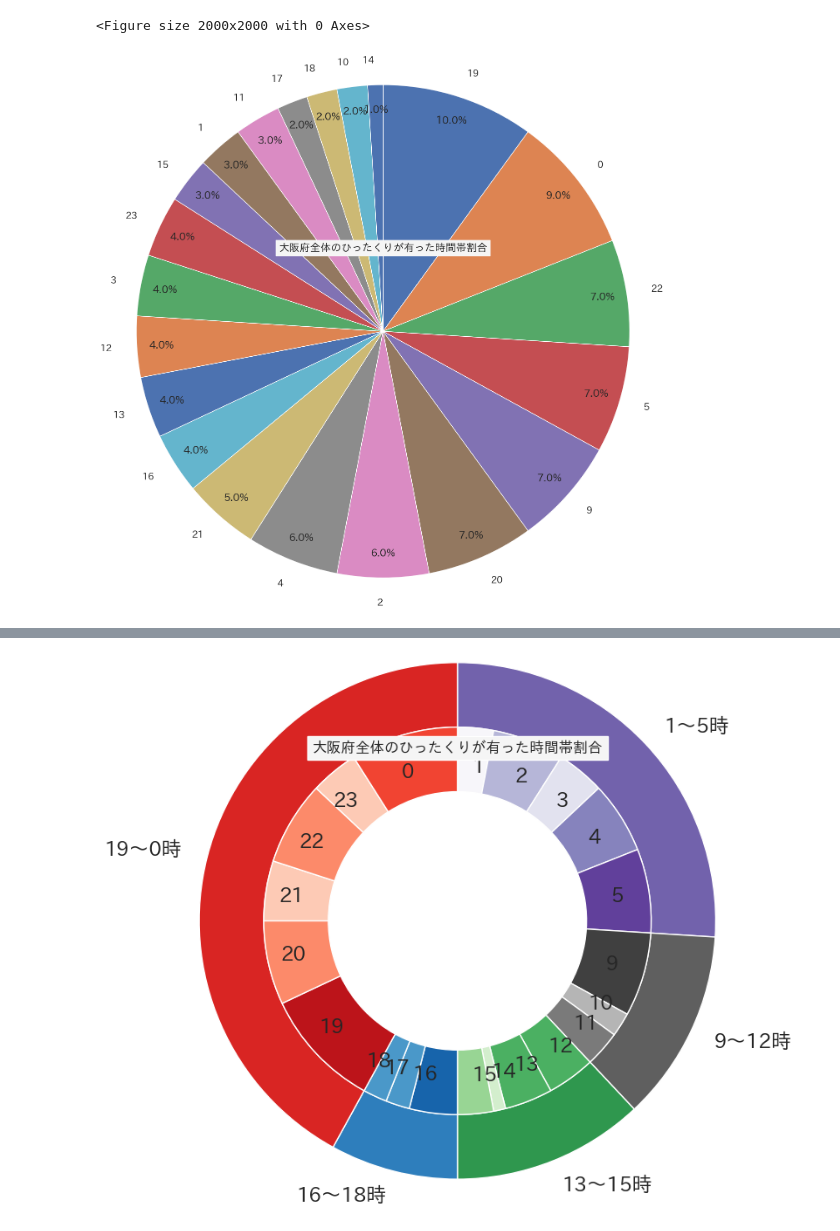
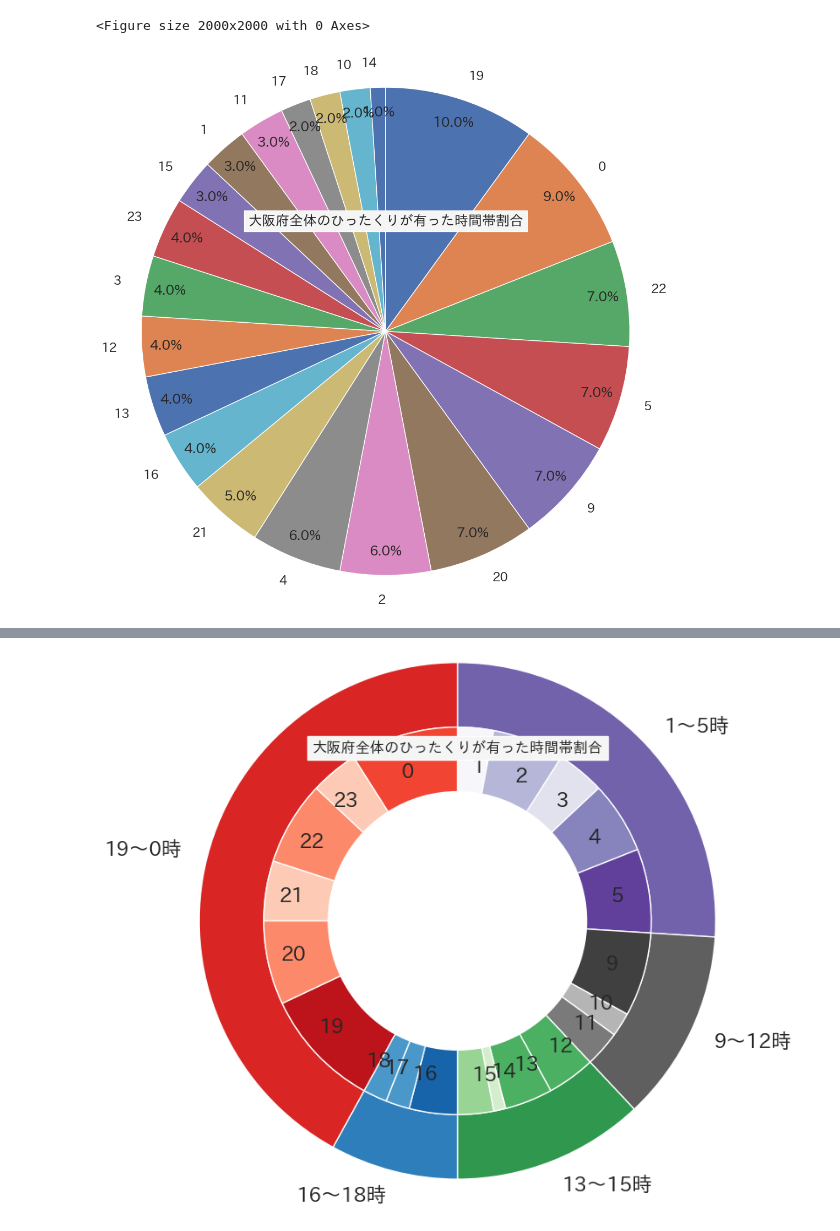
Before and after one commit to TechNursing/Osaka_hittakuri_data_analyst, a Jupyter notebook: NoteBooks/TimePieChart.ipynb, the cells around one changed output, grey strips where cells are left out. Saved outputs shown, nothing was run; the diff lists cells and outputs as text; code cells hidden in the pictures.

```diff
--- a/NoteBooks/TimePieChart.ipynb
+++ b/NoteBooks/TimePieChart.ipynb
@@ -21,11 +21,13 @@ plt.figure(figsize=(20,20))
 <Figure size 2000x2000 with 0 Axes>
 <Figure size 2000x2000 with 0 Axes>
 # %%
-hittak_time['発生時（始期）'].value_counts().plot.pie(counterclock = False, autopct = '%1.1f%%', pctdistance=.9, startangle = 90, radius=4)
+hittak_time['発生時（始期）'].value_counts().plot.pie(counterclock = False, autopct = '%1.1f%%', pctdistance=.9, startangle = 90, radius=3)
 plt.title("大阪府全体のひったくりが有った時間帯割合", bbox={'facecolor':'whitesmoke', 'pad':5})
+# results_path = '../Plots/time_pie_percent.png'
+# plt.savefig(results_path, bbox_inches='tight')
 plt.show()
 # %% [output]
-[figure, old version]
+[figure, new version]
 # %%
 u_list = hittak_time['発生時（始期）'].unique()
 print("一意のリスト\n", u_list)
```
Also changed, not shown: parts of 3 cells of this notebook, 6 other files.
